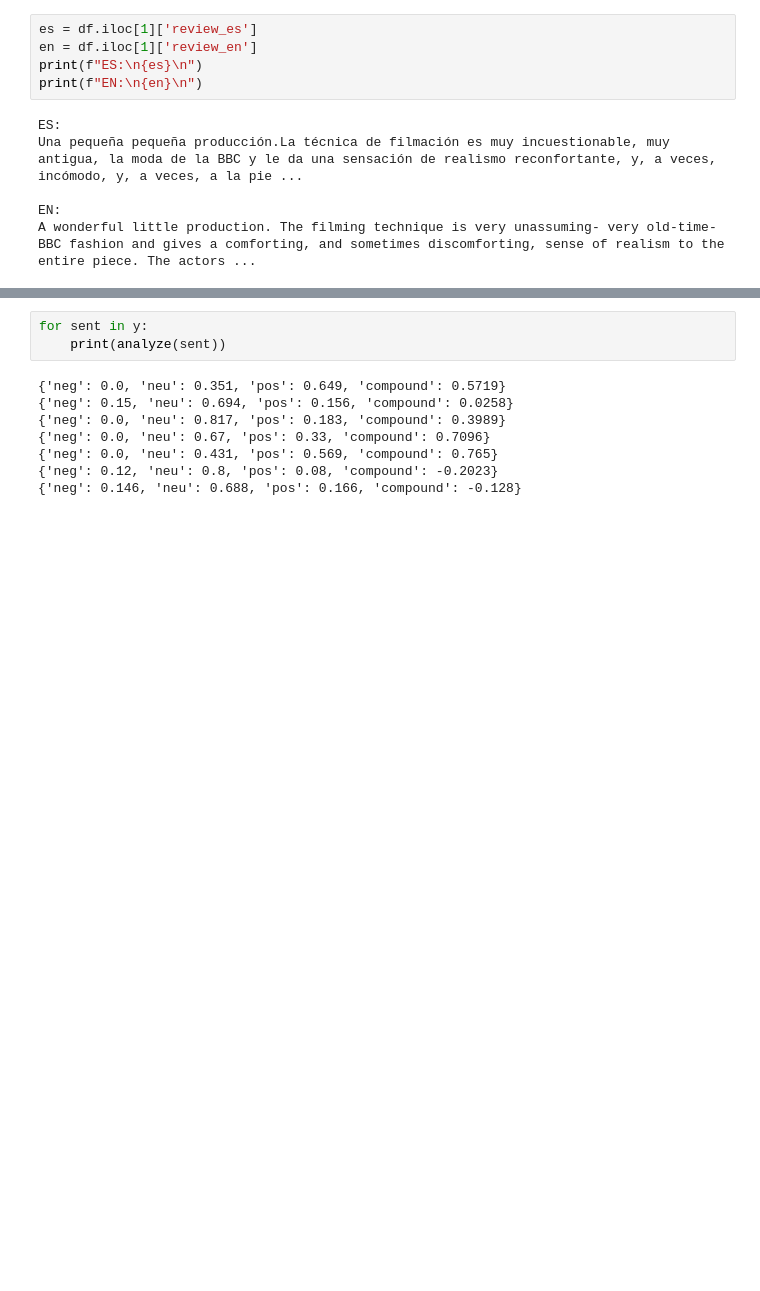
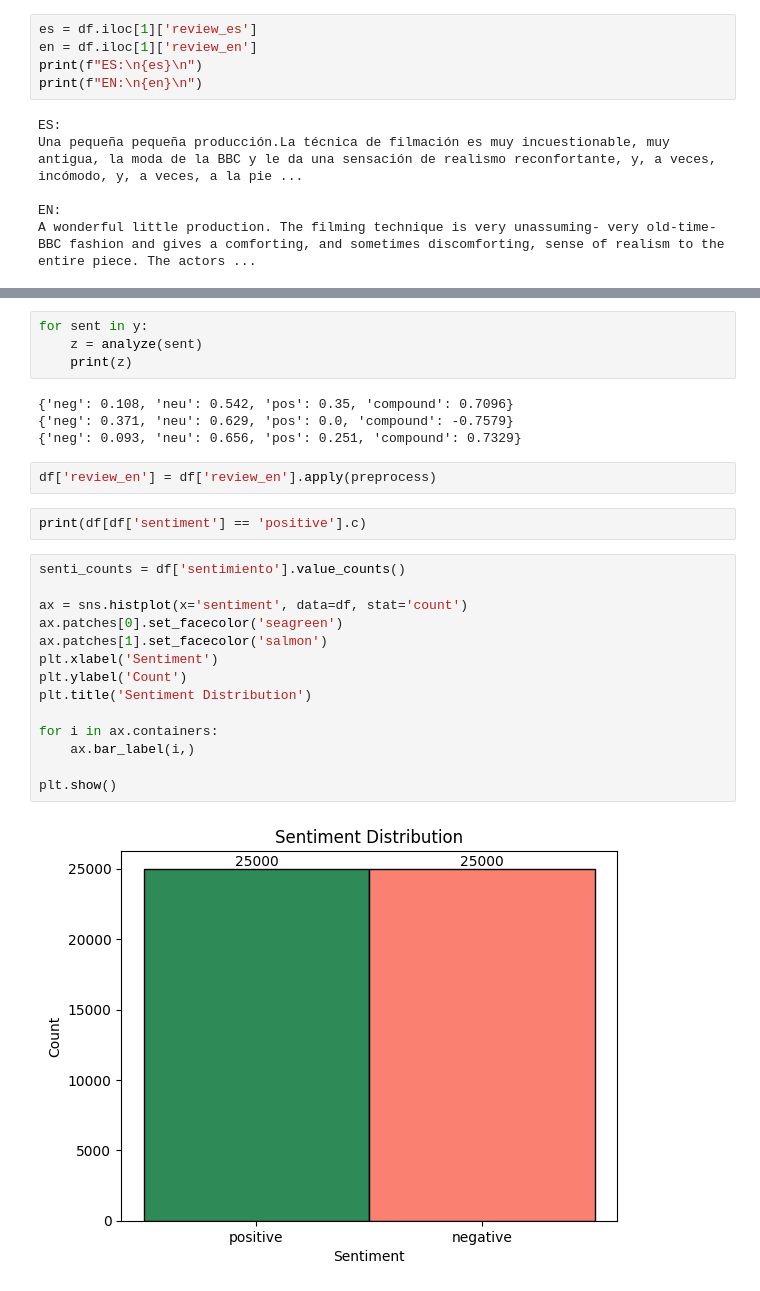
Before and after one commit to zfriedman0/5290-Spanish-MTSA, a Jupyter notebook: EDA-ZFriedman.ipynb, the cells around one changed output, grey strips where cells are left out. Cells and saved outputs as stored; diff of their text form; blank space fills up the shorter version.

Commit message:
Created histogram of sentiment distribution.

```diff
--- a/EDA-ZFriedman.ipynb
+++ b/EDA-ZFriedman.ipynb
@@ -137,11 +148,28 @@ print(y)
 # %%
 for sent in y:
-    print(analyze(sent))
+    z = analyze(sent)
+    print(z)
 # %% [output]
-{'neg': 0.0, 'neu': 0.351, 'pos': 0.649, 'compound': 0.5719}
-{'neg': 0.15, 'neu': 0.694, 'pos': 0.156, 'compound': 0.0258}
-{'neg': 0.0, 'neu': 0.817, 'pos': 0.183, 'compound': 0.3989}
-{'neg': 0.0, 'neu': 0.67, 'pos': 0.33, 'compound': 0.7096}
-{'neg': 0.0, 'neu': 0.431, 'pos': 0.569, 'compound': 0.765}
-{'neg': 0.12, 'neu': 0.8, 'pos': 0.08, 'compound': -0.2023}
-{'neg': 0.146, 'neu': 0.688, 'pos': 0.166, 'compound': -0.128}
+{'neg': 0.108, 'neu': 0.542, 'pos': 0.35, 'compound': 0.7096}
+{'neg': 0.371, 'neu': 0.629, 'pos': 0.0, 'compound': -0.7579}
+{'neg': 0.093, 'neu': 0.656, 'pos': 0.251, 'compound': 0.7329}
+# %%
+df['review_en'] = df['review_en'].apply(preprocess)
+# %%
+print(df[df['sentiment'] == 'positive'].c)
+# %%
+senti_counts = df['sentimiento'].value_counts()
+
+ax = sns.histplot(x='sentiment', data=df, stat='count')
+ax.patches[0].set_facecolor('seagreen')
+ax.patches[1].set_facecolor('salmon')
+plt.xlabel('Sentiment')
+plt.ylabel('Count')
+plt.title('Sentiment Distribution')
+
+for i in ax.containers:
+    ax.bar_label(i,)
+
+plt.show()
+# %% [output]
+[figure, added]
```
Also changed, not shown: parts of 6 cells of this notebook.
